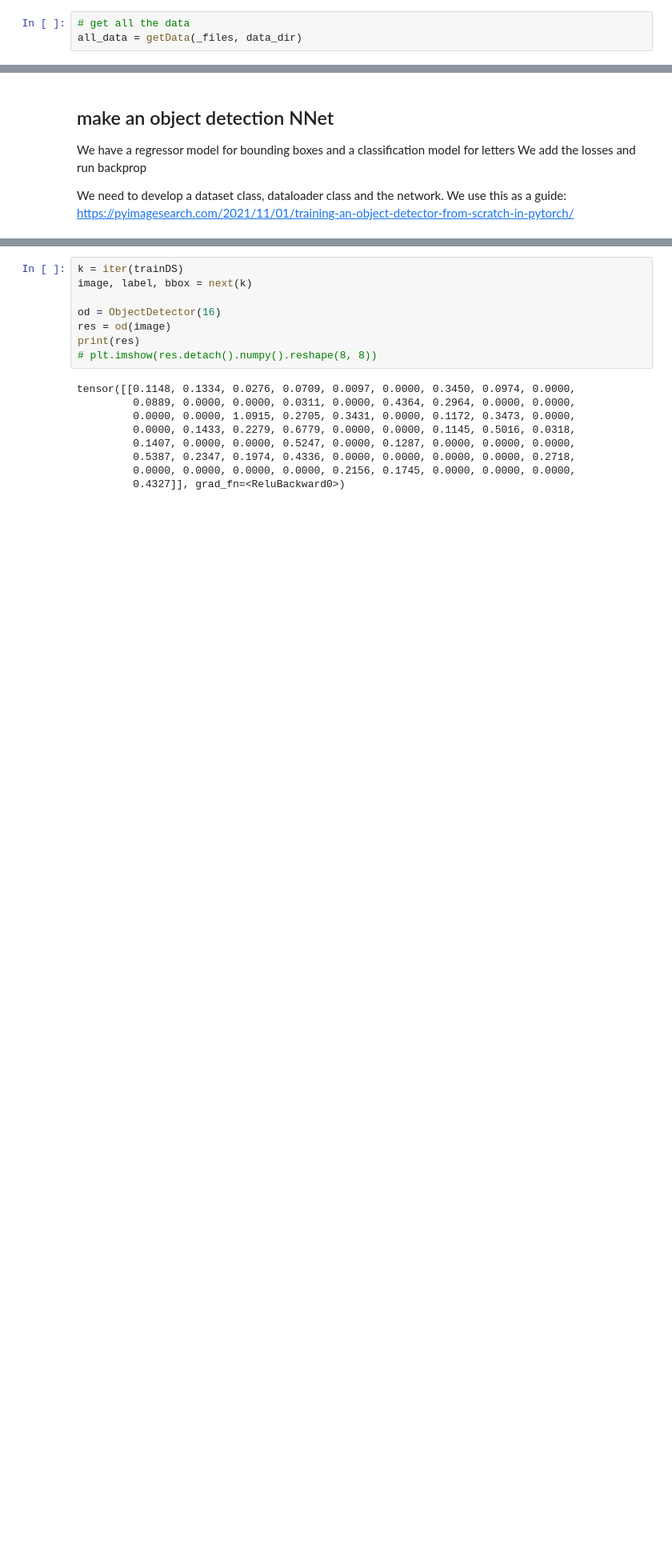
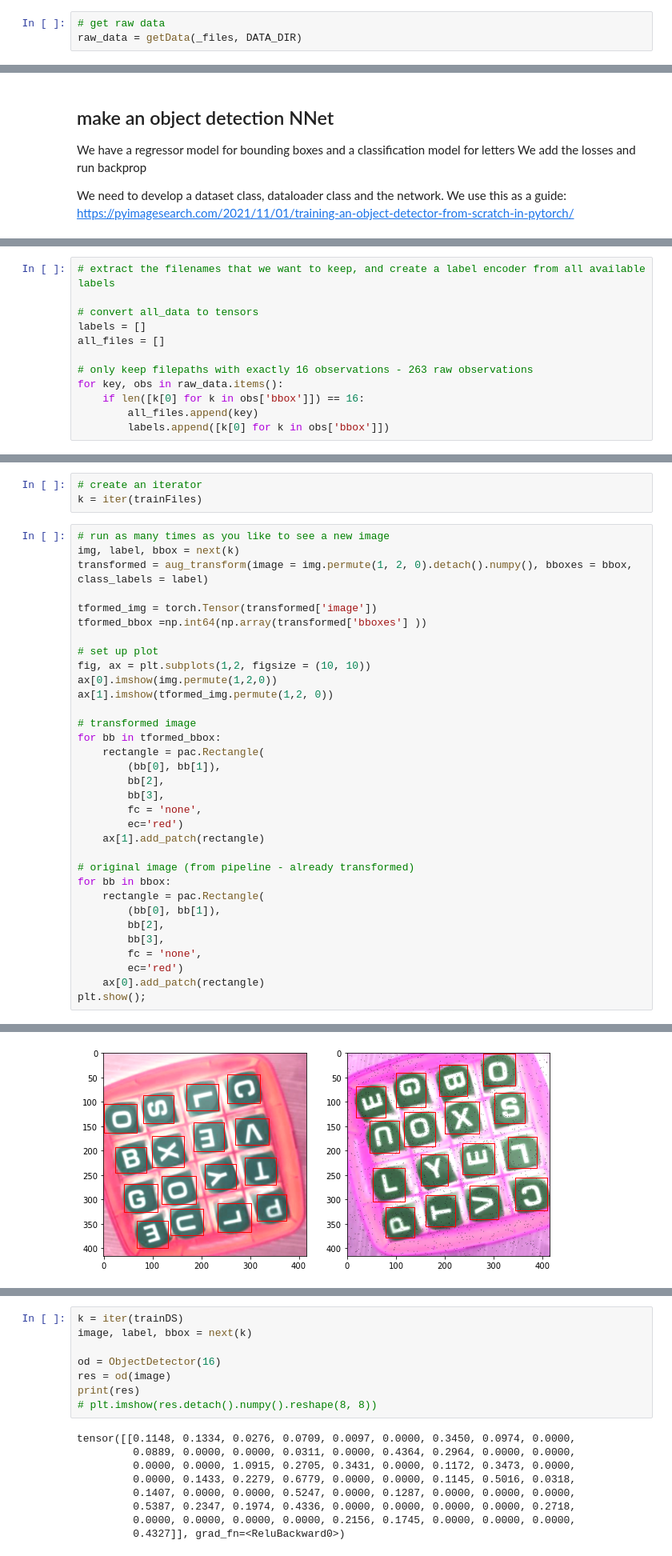
Before and after one commit to gdubbs100/boggle_player, a Jupyter notebook: boggle_training.ipynb, the cells around one changed output, grey strips where cells are left out. Shown at 80% size. Cells and saved outputs as stored; diff of their text form; blank space fills up the shorter version.

Commit message:
updated data loader to read files, added transforms, tidied notebook

```diff
--- a/boggle_training.ipynb
+++ b/boggle_training.ipynb
@@ -62,6 +112,6 @@ def plotBB(image_key, all_data):
     plt.show()
 # %%
-# get all the data
-all_data = getData(_files, data_dir)
+# get raw data
+raw_data = getData(_files, DATA_DIR)
 # %%
 # plot some data with bounding boxes:
@@ -178,0 +206,12 @@ testDL = DataLoader(testDS, batch_size= BATCH_SIZE) # not sure why *2??
+# %%
+# extract the filenames that we want to keep, and create a label encoder from all available labels
+
+# convert all_data to tensors
+labels = []
+all_files = []
+
+# only keep filepaths with exactly 16 observations - 263 raw observations
+for key, obs in raw_data.items():
+    if len([k[0] for k in obs['bbox']]) == 16:
+        all_files.append(key)
+        labels.append([k[0] for k in obs['bbox']])
@@ -178,0 +261,37 @@ testDL = DataLoader(testDS, batch_size= BATCH_SIZE) # not sure why *2??
+# %%
+# create an iterator
+k = iter(trainFiles)
+# %%
+# run as many times as you like to see a new image
+img, label, bbox = next(k)
+transformed = aug_transform(image = img.permute(1, 2, 0).detach().numpy(), bboxes = bbox, class_labels = label)
+
+tformed_img = torch.Tensor(transformed['image'])
+tformed_bbox =np.int64(np.array(transformed['bboxes'] ))
+
+# set up plot
+fig, ax = plt.subplots(1,2, figsize = (10, 10))
+ax[0].imshow(img.permute(1,2,0))
+ax[1].imshow(tformed_img.permute(1,2, 0))
+
+# transformed image
+for bb in tformed_bbox:
+    rectangle = pac.Rectangle(
+        (bb[0], bb[1]),
+        bb[2],
+        bb[3],
+        fc = 'none',
+        ec='red')
+    ax[1].add_patch(rectangle)
+
+# original image (from pipeline - already transformed)
+for bb in bbox:
+    rectangle = pac.Rectangle(
+        (bb[0], bb[1]),
+        bb[2],
+        bb[3],
+        fc = 'none',
+        ec='red')
+    ax[0].add_patch(rectangle)
+plt.show();
+# %% [output]
@@ -179,3 +299,4 @@ testDL = DataLoader(testDS, batch_size= BATCH_SIZE) # not sure why *2??
+[figure, added]
 # %%
 # make the network
 class ObjectDetector(nn.Module):
```
Also changed, not shown: parts of 28 cells of this notebook.
